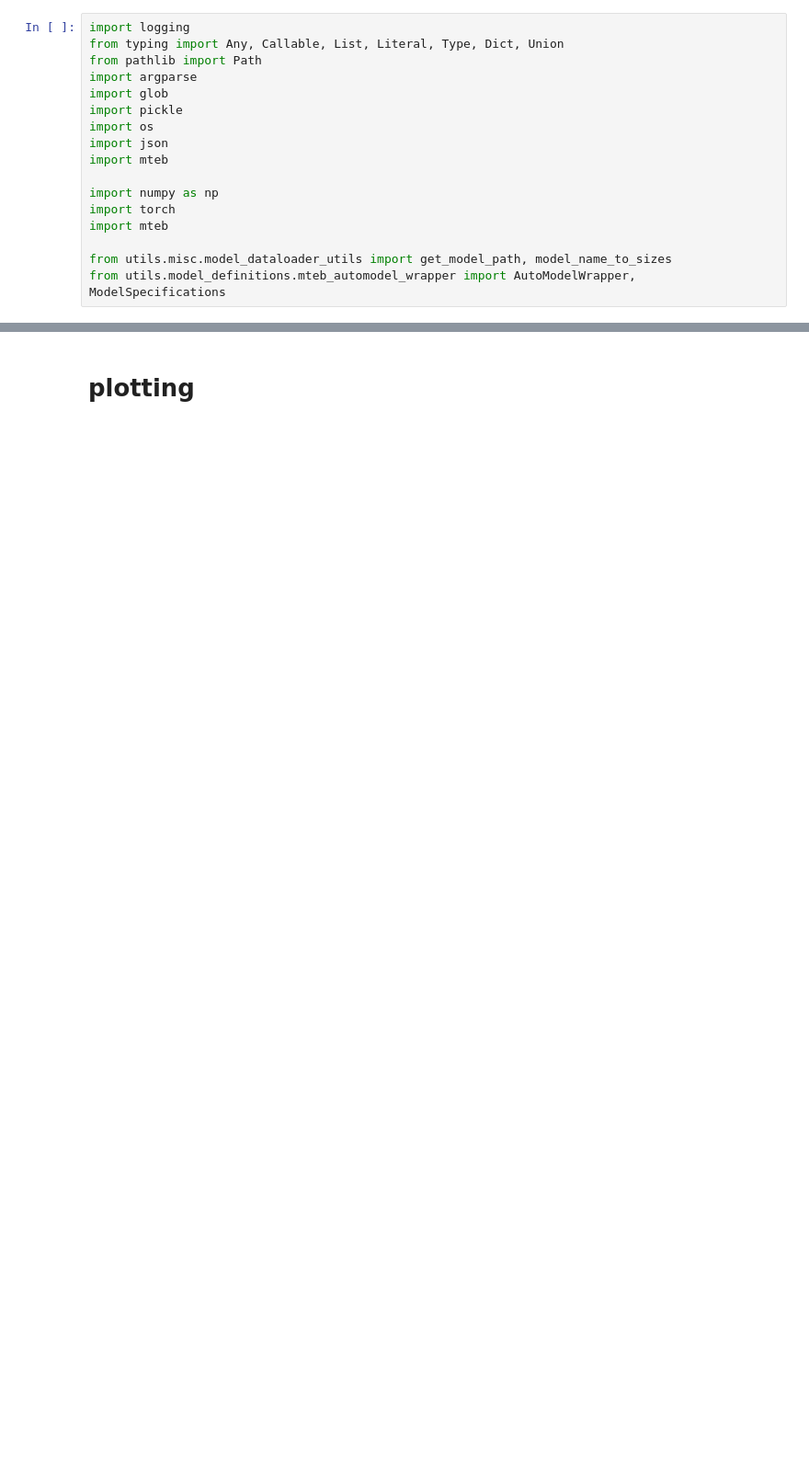
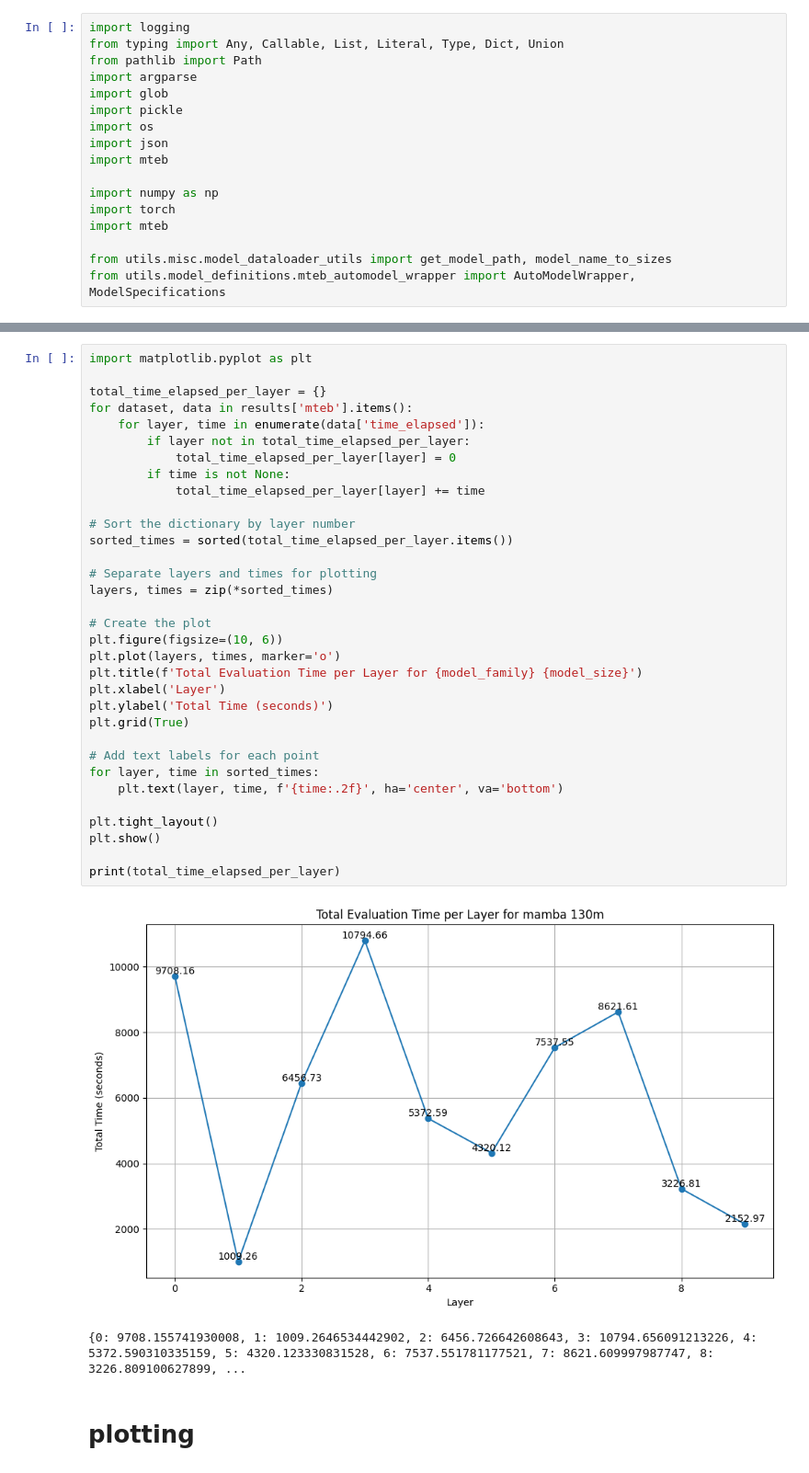
Before and after one commit to OFSkean/information_flow, a Jupyter notebook: experiments/view-mteb-results.ipynb, the cells around one changed output, grey strips where cells are left out. Shown at 92% size. Saved outputs shown, nothing was run; the diff lists cells and outputs as text; blank space fills up the shorter version.

```diff
--- a/experiments/view-mteb-results.ipynb
+++ b/experiments/view-mteb-results.ipynb
@@ -95,6 +98,42 @@ revision = 'main'
 
 model_specs = ModelSpecifications(model_family, model_size, revision=revision)
 results = load_layerwise_results_for_specific_model(model_specs, {'dataset_name': 'wikitext'})
+# %%
+import matplotlib.pyplot as plt
+
+total_time_elapsed_per_layer = {}
+for dataset, data in results['mteb'].items():
+    for layer, time in enumerate(data['time_elapsed']):
+        if layer not in total_time_elapsed_per_layer:
+            total_time_elapsed_per_layer[layer] = 0
+        if time is not None:
+            total_time_elapsed_per_layer[layer] += time
+
+# Sort the dictionary by layer number
+sorted_times = sorted(total_time_elapsed_per_layer.items())
+
+# Separate layers and times for plotting
+layers, times = zip(*sorted_times)
+
+# Create the plot
+plt.figure(figsize=(10, 6))
+plt.plot(layers, times, marker='o')
+plt.title(f'Total Evaluation Time per Layer for {model_family} {model_size}')
+plt.xlabel('Layer')
+plt.ylabel('Total Time (seconds)')
+plt.grid(True)
+
+# Add text labels for each point
+for layer, time in sorted_times:
+    plt.text(layer, time, f'{time:.2f}', ha='center', va='bottom')
+
+plt.tight_layout()
+plt.show()
+
+print(total_time_elapsed_per_layer)
+# %% [output]
+[figure, added]
+{0: 9708.155741930008, 1: 1009.2646534442902, 2: 6456.726642608643, 3: 10794.656091213226, 4: 5372.590310335159, 5: 4320.123330831528, 6: 7537.551781177521, 7: 8621.609997987747, 8: 3226.809100627899, ...
 # %% [markdown]
 # plotting
 # %%
```
Also changed, not shown: parts of 4 cells of this notebook, 3 other files.
